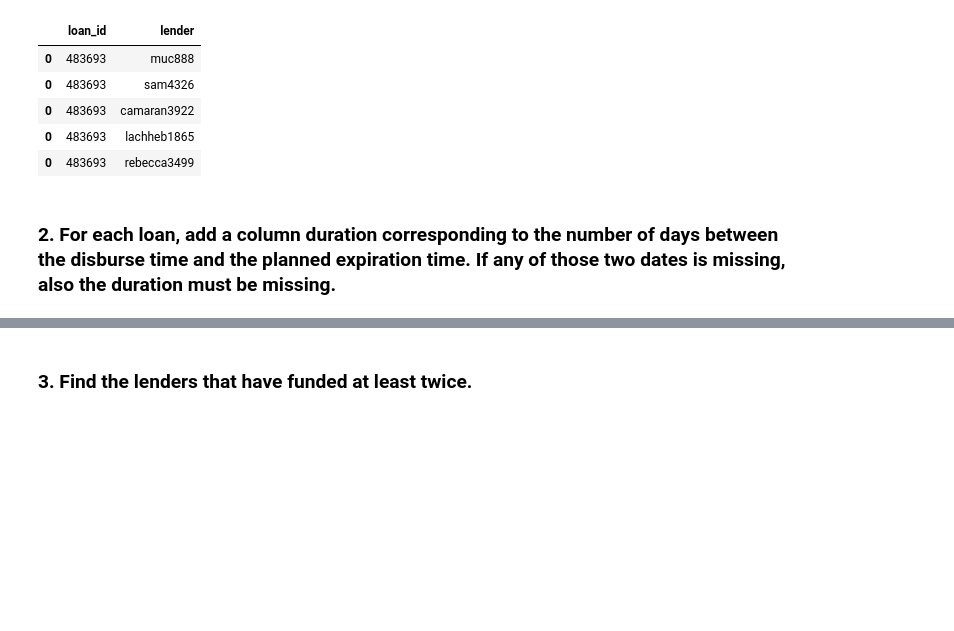
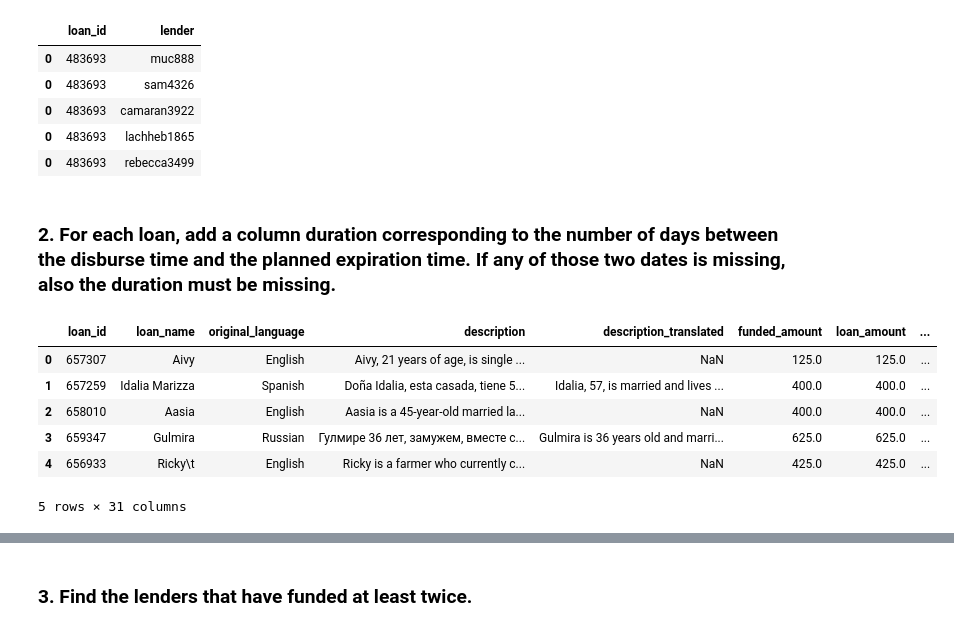
Before and after one commit to EmanueleArtioli/kiva-crowdfunding, a Jupyter notebook: kiva-notebook.ipynb, the cells around one changed output, grey strips where cells are left out. Drawn from its saved outputs; the diff is of its cells as text; code cells hidden in the pictures; blank space fills up the shorter version.

```diff
--- a/kiva-notebook.ipynb
+++ b/kiva-notebook.ipynb
@@ -32,5 +35,13 @@ lenders.head()
 # %% [markdown]
 ### 2. For each loan, add a column duration corresponding to the number of days between the disburse time and the planned expiration time. If any of those two dates is missing, also the duration must be missing.
 # %%
-loans = pd.read_csv('additional-kiva-snapshot/loans.csv')
+loans = pd.read_csv('additional-kiva-snapshot/loans.csv', nrows=5)
 loans.head()
+# %% [output]
+|  | loan_id | loan_name | original_language | description | description_translated | funded_amount | loan_amount | ... |
+| 0 | 657307 | Aivy | English | Aivy, 21 years of age, is single ... | NaN | 125.0 | 125.0 | ... |
+| 1 | 657259 | Idalia Marizza | Spanish | Doña Idalia, esta casada, tiene 5... | Idalia, 57, is married and lives ... | 400.0 | 400.0 | ... |
+| 2 | 658010 | Aasia | English | Aasia is a 45-year-old married la... | NaN | 400.0 | 400.0 | ... |
+| 3 | 659347 | Gulmira | Russian | Гулмире 36 лет, замужем, вместе с... | Gulmira is 36 years old and marri... | 625.0 | 625.0 | ... |
+| 4 | 656933 | Ricky\t | English | Ricky is a farmer who currently c... | NaN | 425.0 | 425.0 | ... |
+5 rows × 31 columns
```
Also changed, not shown: parts of 40 cells of this notebook.
